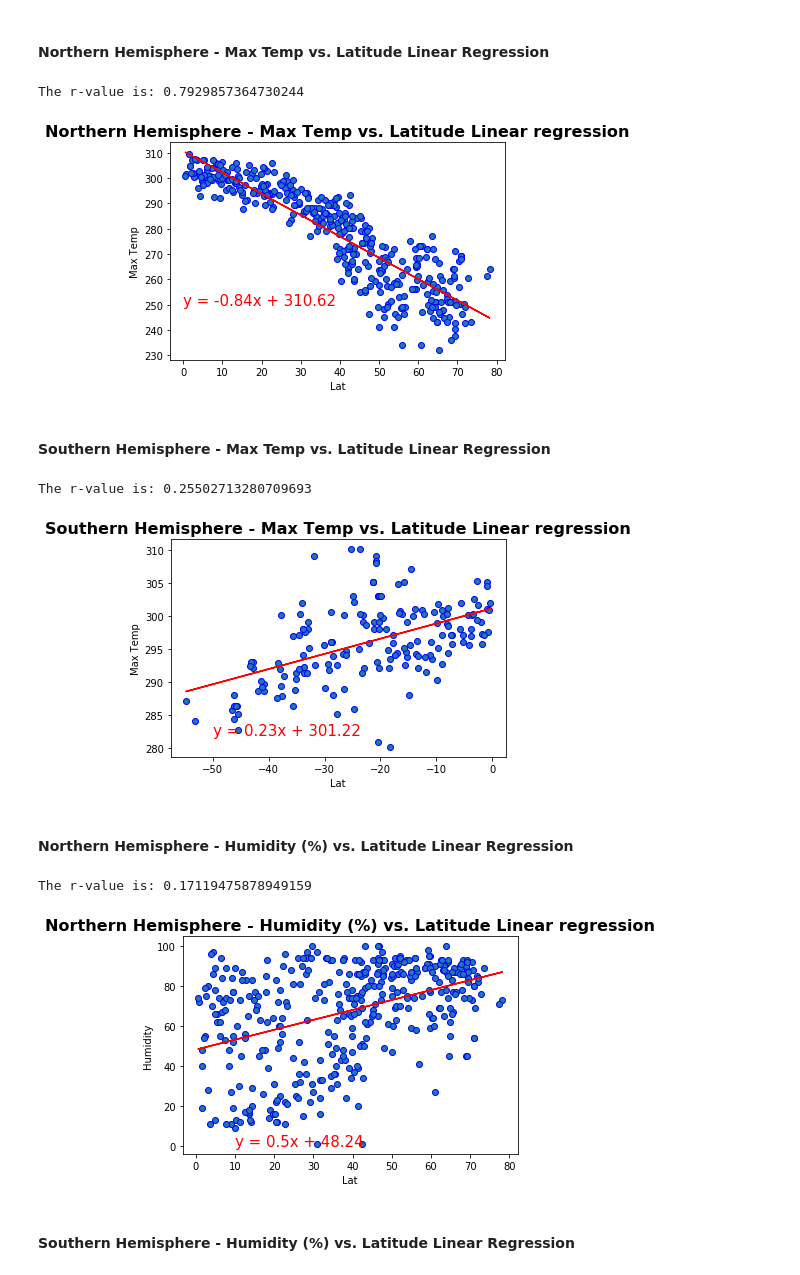
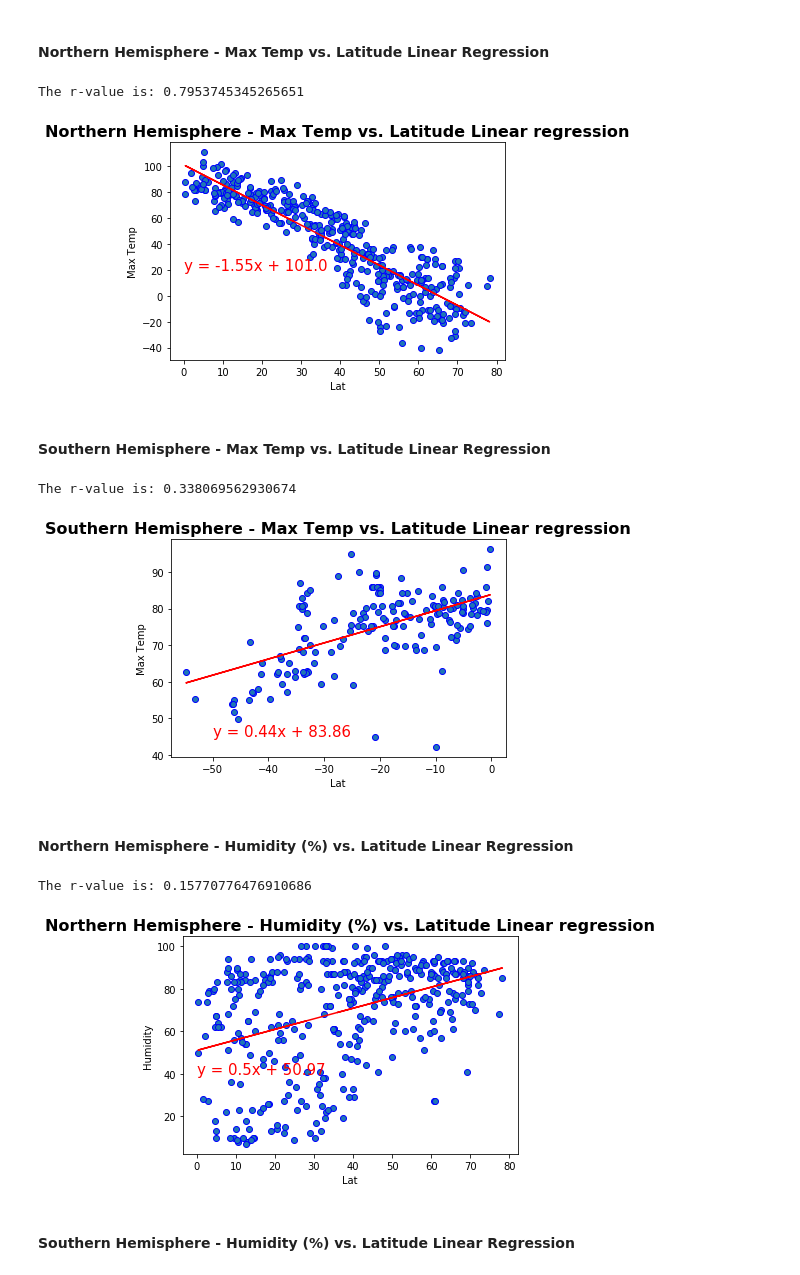
Before and after one commit to aashitarakesh/Python_API_Challenge, a Jupyter notebook: WeatherPY/WeatherPy.ipynb, the cells around one changed output. Saved outputs shown, nothing was run; the diff lists cells and outputs as text; code cells hidden in the pictures.

```diff
--- a/WeatherPY/WeatherPy.ipynb
+++ b/WeatherPY/WeatherPy.ipynb
@@ -83,6 +85,7 @@ record_num = 1
 
 # Save config information.
 url = 'http://api.openweathermap.org/data/2.5/weather?'
+units = "imperial"
 
 # Print Log opening statement
 
@@ -93,7 +96,7 @@ print(f'-------------------------------')
 for index, row in city_weather.iterrows():
 
     # Build query URL
-    query_url = url + 'appid=' + weather_api_key + '&q=' + row['City']
+    query_url = url + 'appid=' + weather_api_key + '&q=' + row['City'] +'&units=' + units
 #     print(f'{query_url}')
     # Get weather data
     response = requests.get(query_url).json()
@@ -142,8 +145,8 @@ Data Retrieval Complete
 * Display the DataFrame
 # %%
 # Clean dataframe to remove cities that were not found
-# city_weather = city_weather.replace('', np.nan)
-# city_weather = city_weather.dropna()
+city_weather = city_weather.replace('', np.nan)
+city_weather = city_weather.dropna()
 
 #Save dataframe
 city_weather.to_csv("../Output/City_WeatherData.csv", index=False, header=True)
@@ -286,34 +295,34 @@ def linear_regression(x_value,y_value,xlabel,ylabel,label_pos,fig):
 # %%
 xlabel = 'Lat'
 ylabel = 'Max Temp'
-label_pos = (0,250)
+label_pos = (0,20)
 plt.title('Northern Hemisphere - Max Temp vs. Latitude Linear regression', fontweight='bold',fontsize = 16)
 linear_regression(northern_hemisphere[xlabel],northern_hemisphere[ylabel],xlabel,ylabel,label_pos,1)
 # %% [output]
-The r-value is: 0.7929857364730244
+The r-value is: 0.7953745345265651
-[figure, old version]
+[figure, new version]
 # %% [markdown]
 ####  Southern Hemisphere - Max Temp vs. Latitude Linear Regression
 # %%
 xlabel = 'Lat'
 ylabel = 'Max Temp'
-label_pos = (-50,282)
+label_pos = (-50,45)
 plt.title('Southern Hemisphere - Max Temp vs. Latitude Linear regression', fontweight='bold',fontsize = 16)
 linear_regression(southern_hemisphere[xlabel],southern_hemisphere[ylabel],xlabel,ylabel,label_pos,2)
 # %% [output]
-The r-value is: 0.25502713280709693
+The r-value is: 0.338069562930674
-[figure, old version]
+[figure, new version]
 # %% [markdown]
 ####  Northern Hemisphere - Humidity (%) vs. Latitude Linear Regression
 # %%
 xlabel = 'Lat'
 ylabel = 'Humidity'
-label_pos = (10,0)
+label_pos = (0,40)
 plt.title('Northern Hemisphere - Humidity (%) vs. Latitude Linear regression', fontweight='bold',fontsize = 16)
 linear_regression(northern_hemisphere[xlabel],northern_hemisphere[ylabel],xlabel,ylabel,label_pos,3)
 # %% [output]
-The r-value is: 0.17119475878949159
+The r-value is: 0.15770776476910686
-[figure, old version]
+[figure, new version]
 # %% [markdown]
 ####  Southern Hemisphere - Humidity (%) vs. Latitude Linear Regression
 # %%
```
Also changed, not shown: parts of 17 cells of this notebook, 16 other files.
